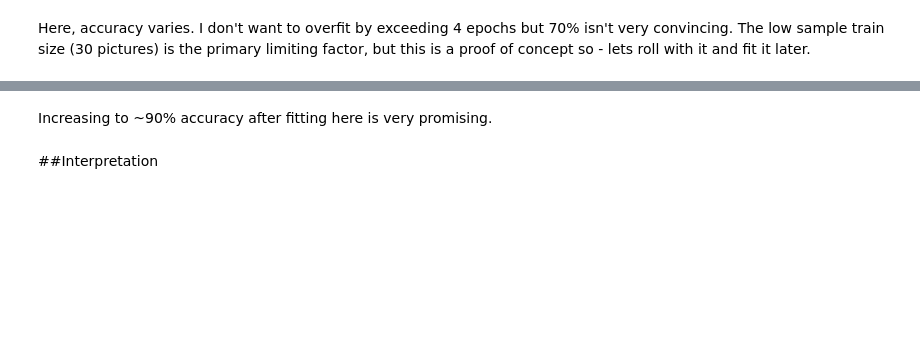
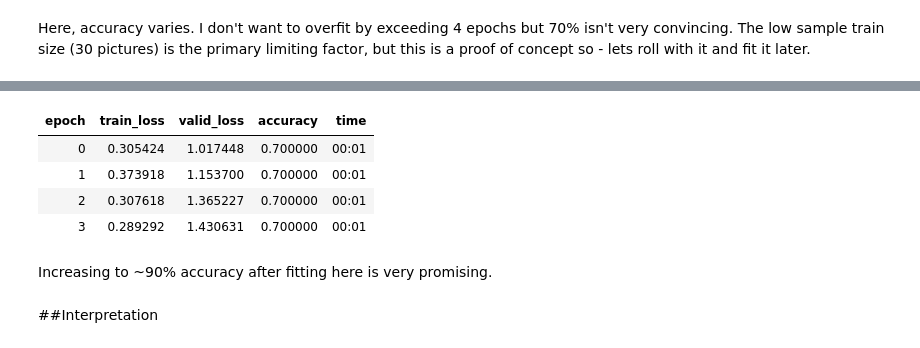
Before and after one commit to Hardik-S/Horse-Recognition, a Jupyter notebook: HorseIdentifier.ipynb, the cells around one changed output, grey strips where cells are left out. Cells and saved outputs as stored; diff of their text form; code cells hidden in the pictures; blank space fills up the shorter version.

```diff
--- a/HorseIdentifier.ipynb
+++ b/HorseIdentifier.ipynb
@@ -139,6 +139,12 @@ myLearner.recorder.plot()
 # %%
-myLearner.fit_one_cycle(4,max_lr=slice(3e-5,3e-4))
+myLearner.fit_one_cycle(4,max_lr=slice(3e-5,1e-3))
 myLearner.save('phase-2')
+# %% [output]
+| epoch | train_loss | valid_loss | accuracy | time |
+| 0 | 0.305424 | 1.017448 | 0.700000 | 00:01 |
+| 1 | 0.373918 | 1.153700 | 0.700000 | 00:01 |
+| 2 | 0.307618 | 1.365227 | 0.700000 | 00:01 |
+| 3 | 0.289292 | 1.430631 | 0.700000 | 00:01 |
 # %% [markdown]
 Increasing to ~90% accuracy after fitting here is very promising.
 # %% [markdown]
```
Also changed, not shown: parts of 14 cells of this notebook.
